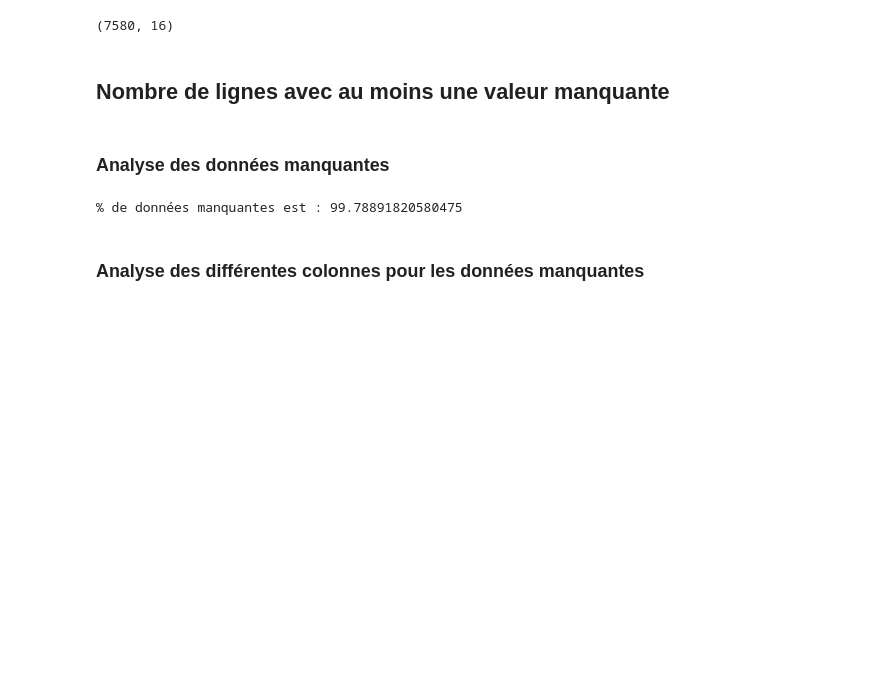
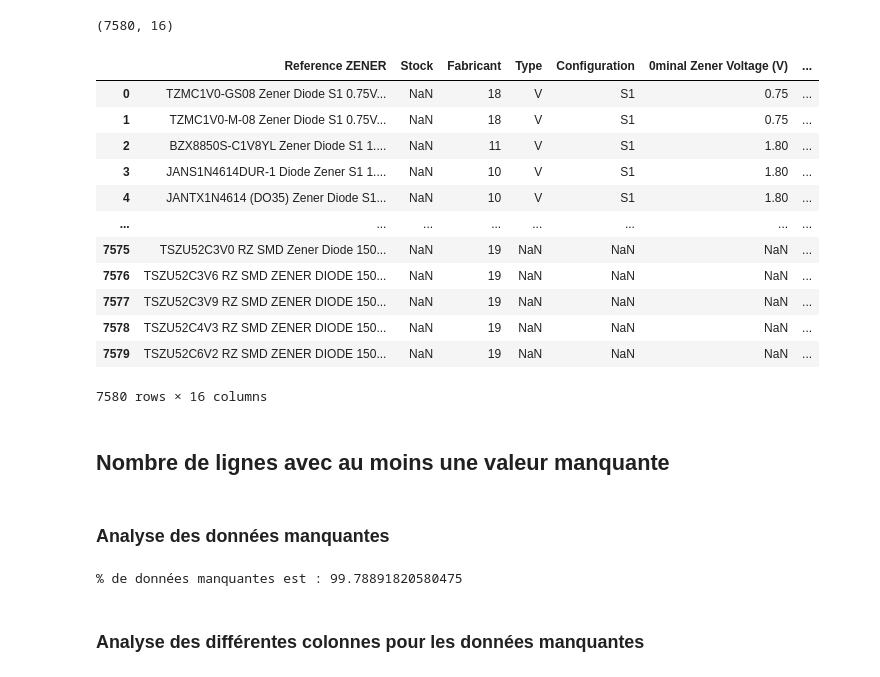
Before and after one commit to coupsim/PSYN_SC_AL, a Jupyter notebook: PSYN.ipynb, the cells around one changed output. Cells and saved outputs as stored; diff of their text form; code cells hidden in the pictures; blank space fills up the shorter version.

```diff
--- a/PSYN.ipynb
+++ b/PSYN.ipynb
@@ -21,6 +17,22 @@ df = pd.read_excel(path_arrow)
 df.shape
 # %% [output]
 (7580, 16)
+# %%
+df
+# %% [output]
+|  | Reference ZENER | Stock | Fabricant | Type | Configuration | 0minal Zener Voltage (V) | ... |
+| 0 | TZMC1V0-GS08 Zener Diode S1 0.75V... | NaN | 18 | V | S1 | 0.75 | ... |
+| 1 | TZMC1V0-M-08 Zener Diode S1 0.75V... | NaN | 18 | V | S1 | 0.75 | ... |
+| 2 | BZX8850S-C1V8YL Zener Diode S1 1.... | NaN | 11 | V | S1 | 1.80 | ... |
+| 3 | JANS1N4614DUR-1 Diode Zener S1 1.... | NaN | 10 | V | S1 | 1.80 | ... |
+| 4 | JANTX1N4614 (DO35) Zener Diode S1... | NaN | 10 | V | S1 | 1.80 | ... |
+| ... | ... | ... | ... | ... | ... | ... | ... |
+| 7575 | TSZU52C3V0 RZ SMD Zener Diode 150... | NaN | 19 | NaN | NaN | NaN | ... |
+| 7576 | TSZU52C3V6 RZ SMD ZENER DIODE 150... | NaN | 19 | NaN | NaN | NaN | ... |
+| 7577 | TSZU52C3V9 RZ SMD ZENER DIODE 150... | NaN | 19 | NaN | NaN | NaN | ... |
+| 7578 | TSZU52C4V3 RZ SMD ZENER DIODE 150... | NaN | 19 | NaN | NaN | NaN | ... |
+| 7579 | TSZU52C6V2 RZ SMD ZENER DIODE 150... | NaN | 19 | NaN | NaN | NaN | ... |
+7580 rows × 16 columns
 # %% [markdown]
 ## Nombre de lignes avec au moins une valeur manquante
 # %% [markdown]
```
Also changed, not shown: parts of 16 cells of this notebook.
